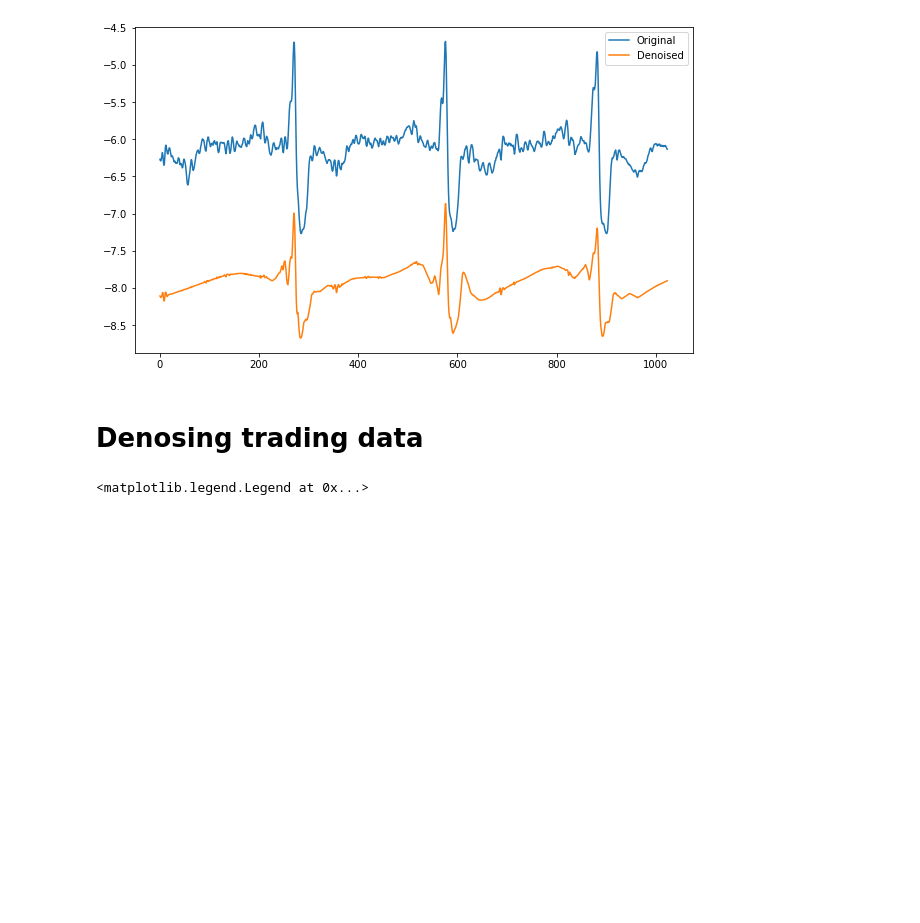
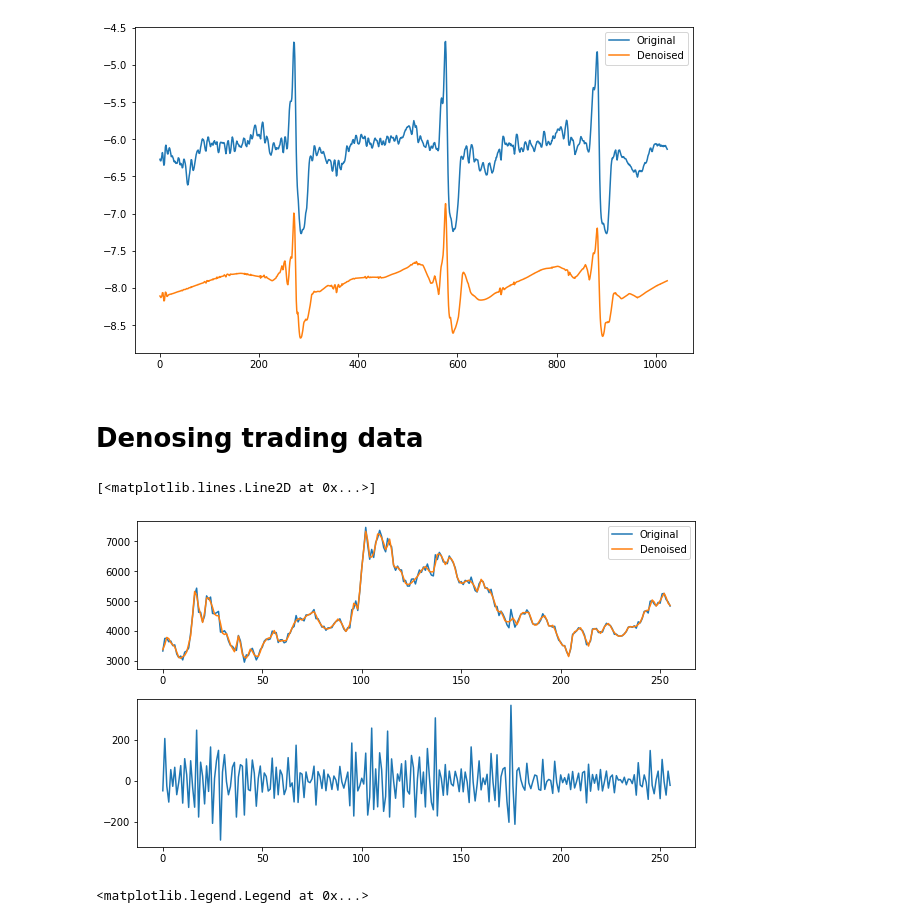
Before and after one commit to danhojin/ml-notes, a Jupyter notebook: hellos/wavelet2.ipynb, the cells around one changed output. Drawn from its saved outputs; the diff is of its cells as text; code cells hidden in the pictures; blank space fills up the shorter version.

```diff
--- a/hellos/wavelet2.ipynb
+++ b/hellos/wavelet2.ipynb
@@ -242,6 +242,23 @@ seq = df['close'].values
 w = pywt.Wavelet(mother)
 maxlev = pywt.dwt_max_level(len_seq, w.dec_len)
 coeffs = pywt.wavedec(seq, mother, level=maxlev)
+# %%
+cA, cD = pywt.dwt(seq, 'sym4')
+A = pywt.idwt(cA, None, 'sym4')
+D = pywt.idwt(None, cD, 'sym4')
+
+fig, axs = plt.subplots(2, figsize=(10, 6))
+
+df['close'].plot(ax=axs[0])
+axs[0].plot(A)
+# axs[0].set_xlim(150, 200)
+axs[0].legend(['Original', 'Denoised'])
+
+axs[1].plot(D)
+# axs[2].plot(cD)
+# %% [output]
+[<matplotlib.lines.Line2D at 0x...>]
+[figure, added]
 # %%
 threshold = 0.4
 
```
Also changed, not shown: parts of 2 cells of this notebook.
